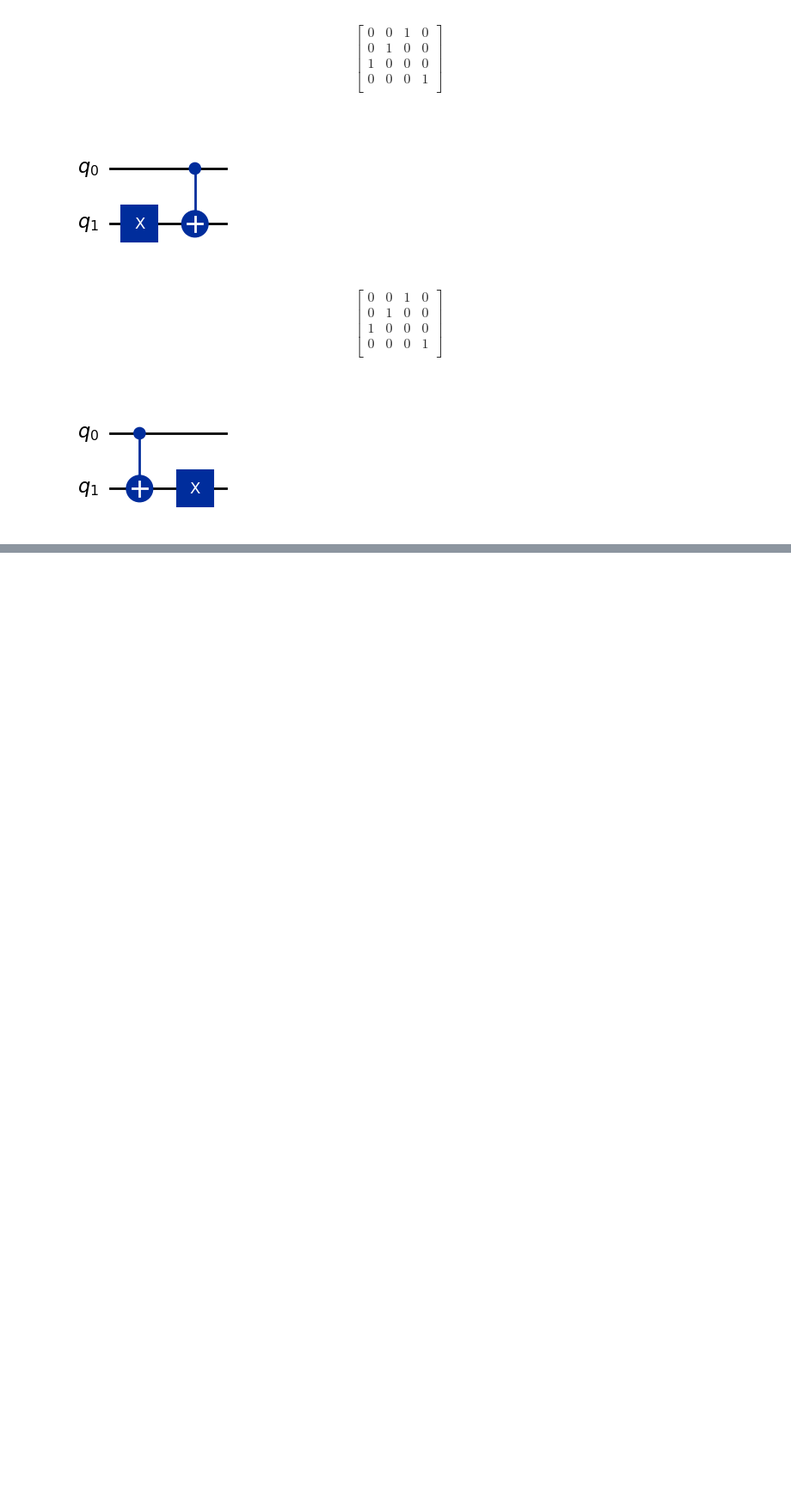
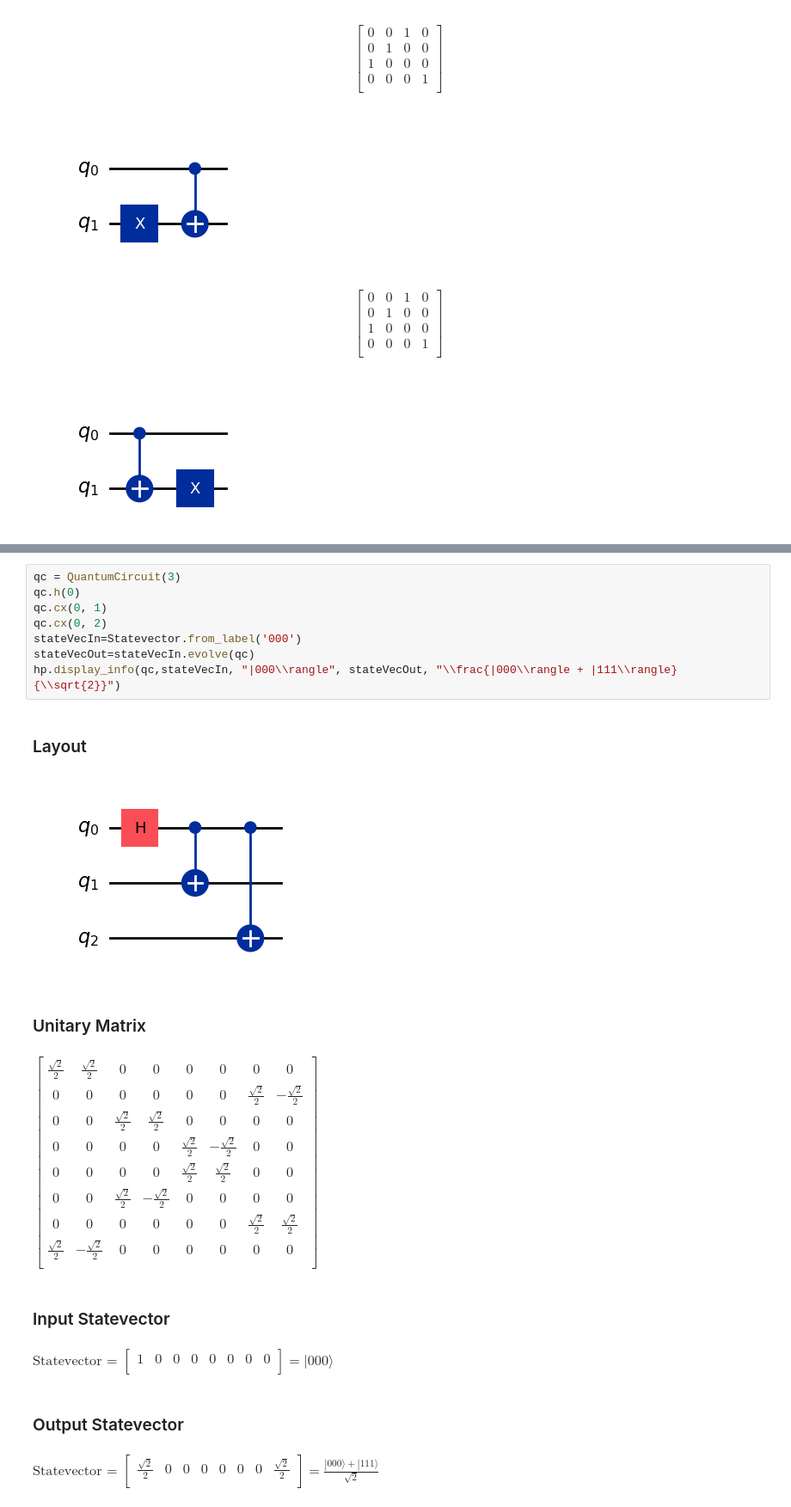
Before and after one commit to Fede802/QuantumComputing-Labs, a Jupyter notebook: lab1/Exercise1.ipynb, the cells around one changed output, grey strips where cells are left out. Shown at 86% size. Saved outputs shown, nothing was run; the diff lists cells and outputs as text; blank space fills up the shorter version.

```diff
--- a/lab1/Exercise1.ipynb
+++ b/lab1/Exercise1.ipynb
@@ -335,0 +436,36 @@ $$
+# %%
+qc = QuantumCircuit(3)
+qc.h(0)
+qc.cx(0, 1)
+qc.cx(0, 2)
+stateVecIn=Statevector.from_label('000')
+stateVecOut=stateVecIn.evolve(qc)
+hp.display_info(qc,stateVecIn, "|000\\rangle", stateVecOut, "\\frac{|000\\rangle + |111\\rangle}{\\sqrt{2}}")
+# %% [output]
+### Layout
+[figure, added]
+### Unitary Matrix
+$\begin{bmatrix}
+\frac{\sqrt{2}}{2} & \frac{\sqrt{2}}{2} & 0 & 0 & 0 & 0 & 0 & 0  \\
+ 0 & 0 & 0 & 0 & 0 & 0 & \frac{\sqrt{2}}{2} & - \frac{\sqrt{2}}{2}  \\
+ 0 & 0 & \frac{\sqrt{2}}{2} & \frac{\sqrt{2}}{2} & 0 & 0 & 0 & 0  \\
+ 0 & 0 & 0 & 0 & \frac{\sqrt{2}}{2} & - \frac{\sqrt{2}}{2} & 0 & 0  \\
+ 0 & 0 & 0 & 0 & \frac{\sqrt{2}}{2} & \frac{\sqrt{2}}{2} & 0 & 0  \\
+ 0 & 0 & \frac{\sqrt{2}}{2} & - \frac{\sqrt{2}}{2} & 0 & 0 & 0 & 0  \\
+ 0 & 0 & 0 & 0 & 0 & 0 & \frac{\sqrt{2}}{2} & \frac{\sqrt{2}}{2}  \\
+ \frac{\sqrt{2}}{2} & - \frac{\sqrt{2}}{2} & 0 & 0 & 0 & 0 & 0 & 0  \\
+ \end{bmatrix}$
+### Input Statevector
+$
+\text{Statevector = }
+\begin{bmatrix}
+1 & 0 & 0 & 0 & 0 & 0 & 0 & 0  \\
+ \end{bmatrix}
+ = \displaystyle|000\rangle$
+### Output Statevector
+$
+\text{Statevector = }
+\begin{bmatrix}
+\frac{\sqrt{2}}{2} & 0 & 0 & 0 & 0 & 0 & 0 & \frac{\sqrt{2}}{2}  \\
+ \end{bmatrix}
+ = \displaystyle\frac{|000\rangle + |111\rangle}{\sqrt{2}}$
```
Also changed, not shown: parts of 6 cells of this notebook, 4 other files.
